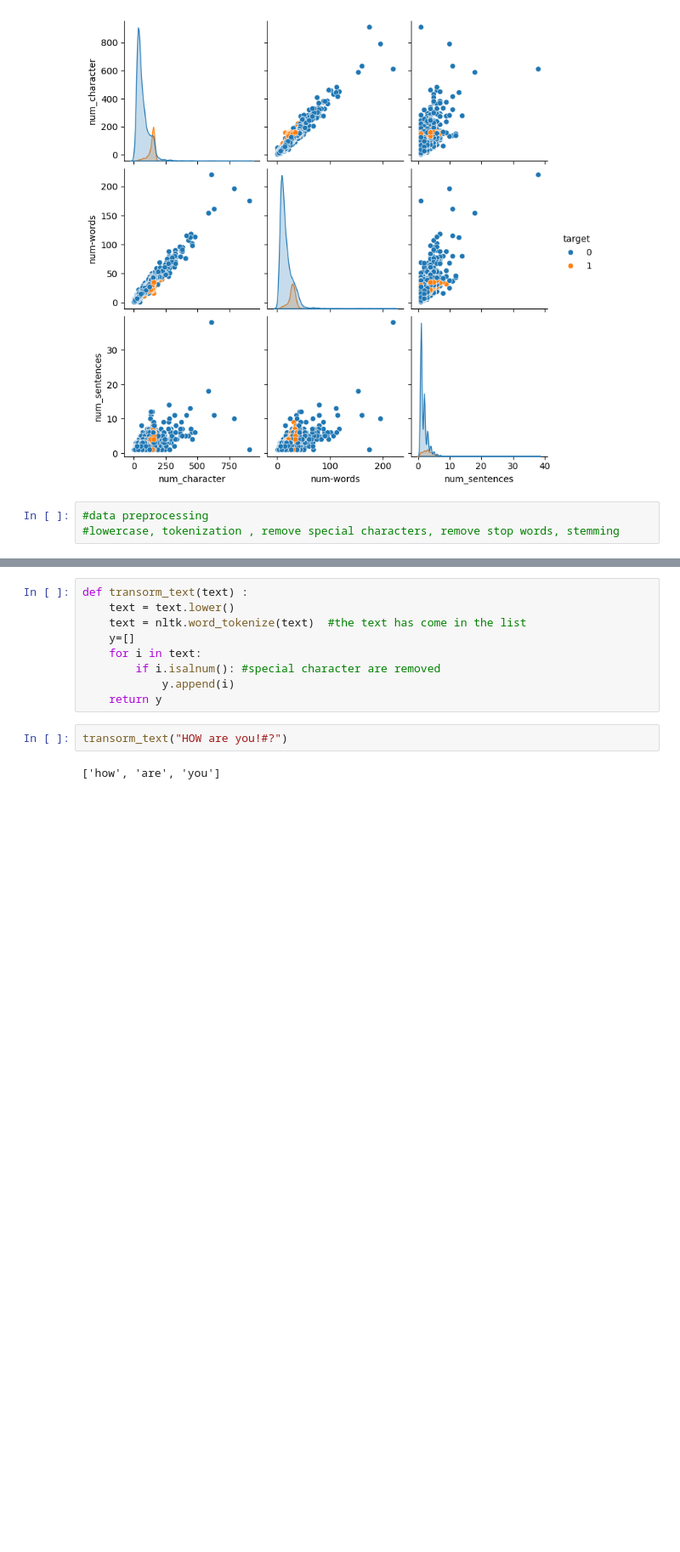
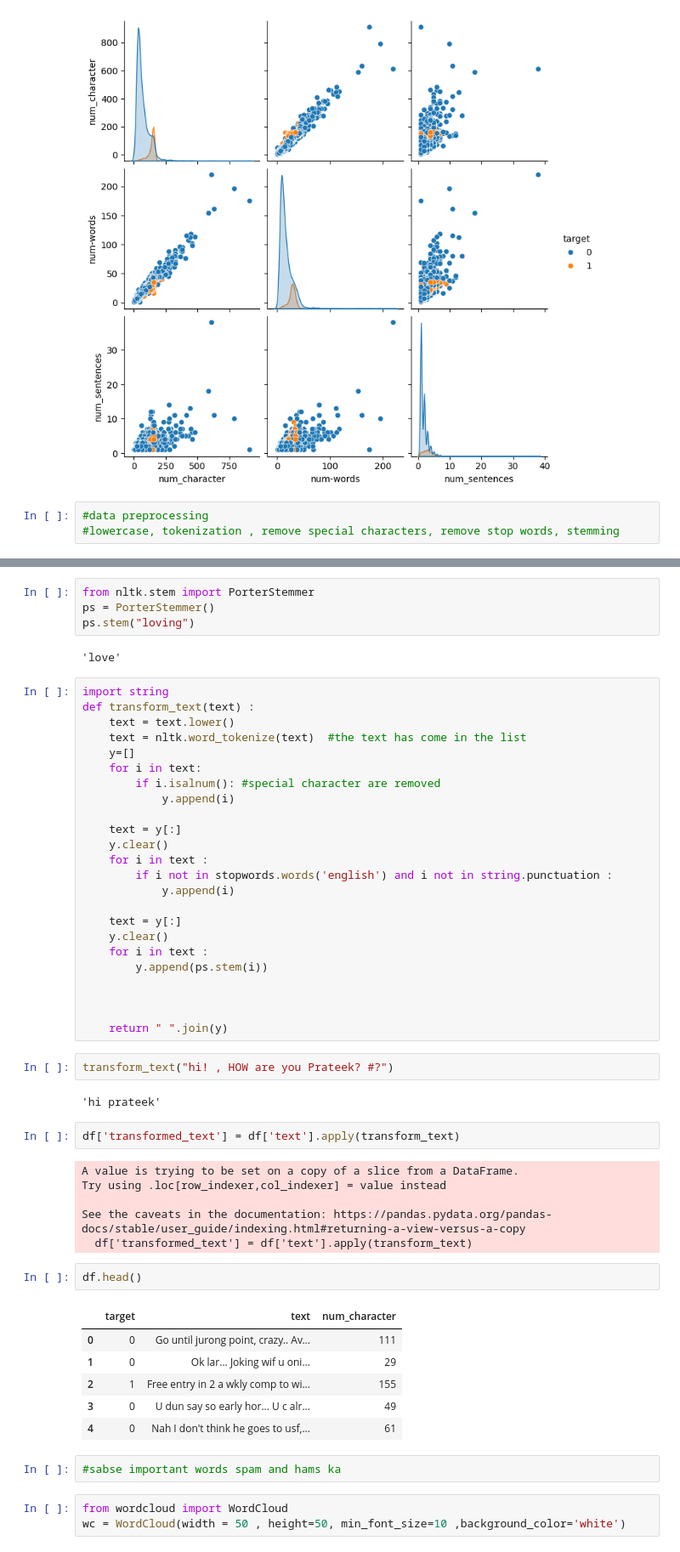
Before and after one commit to PrateekSharma007/Email-spam-detection-, a Jupyter notebook: main.ipynb, the cells around one changed output, grey strips where cells are left out. Shown: that part at 85% size. Saved outputs shown, nothing was run; the diff lists cells and outputs as text; blank space fills up the shorter version.

```diff
--- a/main.ipynb
+++ b/main.ipynb
@@ -265,13 +284,56 @@ from nltk.corpus import stopwords
+# %%
+from nltk.stem import PorterStemmer
+ps = PorterStemmer()
+ps.stem("loving")
+# %% [output]
+'love'
 # %%
-def transorm_text(text) :
+import string
+def transform_text(text) :
     text = text.lower()
     text = nltk.word_tokenize(text)  #the text has come in the list
     y=[]
     for i in text:
         if i.isalnum(): #special character are removed
             y.append(i)
-    return y
+
+    text = y[:]
+    y.clear()
+    for i in text :
+        if i not in stopwords.words('english') and i not in string.punctuation :
+            y.append(i)
+
+    text = y[:]
+    y.clear()
+    for i in text :
+        y.append(ps.stem(i))
+
+
+
+    return " ".join(y)
 # %%
-transorm_text("HOW are you!#?")
+transform_text("hi! , HOW are you Prateek? #?")
 # %% [output]
-['how', 'are', 'you']
+'hi prateek'
+# %%
+df['transformed_text'] = df['text'].apply(transform_text)
+# %% [output]
+A value is trying to be set on a copy of a slice from a DataFrame.
+Try using .loc[row_indexer,col_indexer] = value instead
+
+See the caveats in the documentation: https://pandas.pydata.org/pandas-docs/stable/user_guide/indexing.html#returning-a-view-versus-a-copy
+  df['transformed_text'] = df['text'].apply(transform_text)
+# %%
+df.head()
+# %% [output]
+|  | target | text | num_character |
+| 0 | 0 | Go until jurong point, crazy.. Av... | 111 |
+| 1 | 0 | Ok lar... Joking wif u oni... | 29 |
+| 2 | 1 | Free entry in 2 a wkly comp to wi... | 155 |
+| 3 | 0 | U dun say so early hor... U c alr... | 49 |
+| 4 | 0 | Nah I don't think he goes to usf,... | 61 |
+# %%
+#sabse important words spam and hams ka
+# %%
+from wordcloud import WordCloud
+wc = WordCloud(width = 50 , height=50, min_font_size=10 ,background_color='white')
```
Also changed, not shown: parts of 1 cell of this notebook.
